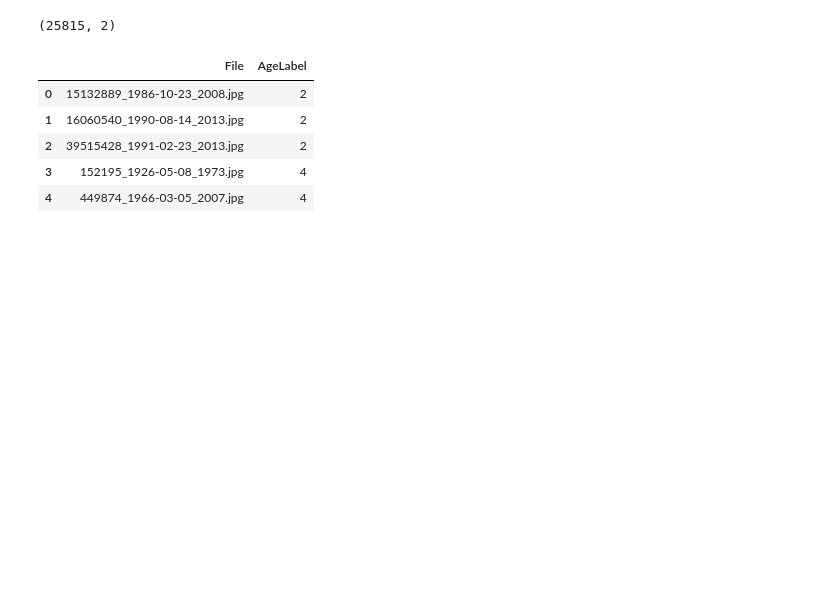
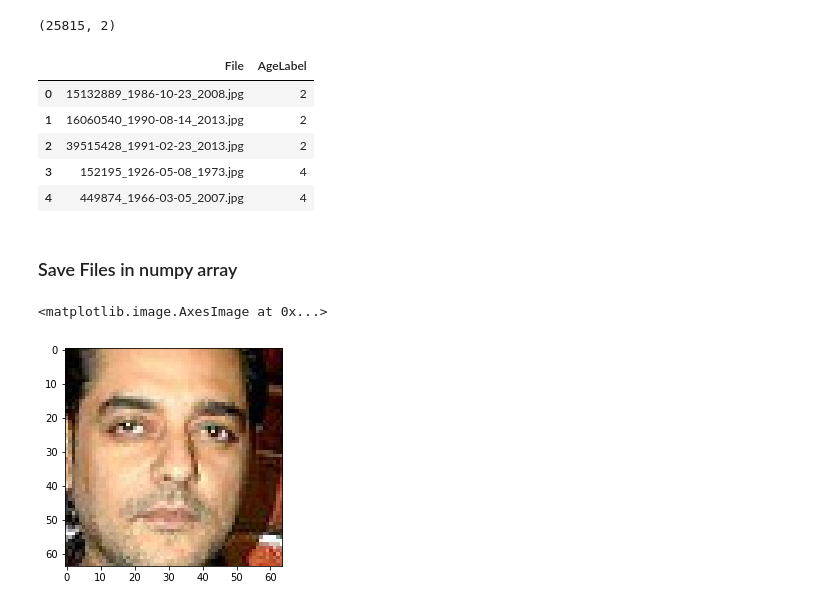
Before and after one commit to mbhuber/Insight-AI-Project, a Jupyter notebook: preprocess/test-preprocess.ipynb, the cells around one changed output. Saved outputs shown, nothing was run; the diff lists cells and outputs as text; code cells hidden in the pictures; blank space fills up the shorter version.

```diff
--- a/preprocess/test-preprocess.ipynb
+++ b/preprocess/test-preprocess.ipynb
@@ -164,0 +164,12 @@ df.head()
+# %% [markdown]
+### Save Files in numpy array
+# %%
+imagePath = '../../data/wiki_crop_clean/'
+# %%
+imageList=sorted(os.listdir(imagePath))
+imaArr = [np.array(Image.open(imagePath+imaFile)) for imaFile in imageList]
+# %%
+plt.imshow(imaArr[15])
+# %% [output]
+<matplotlib.image.AxesImage at 0x...>
+[figure, added]
```
Also changed, not shown: parts of 3 cells of this notebook, 1 other file.
